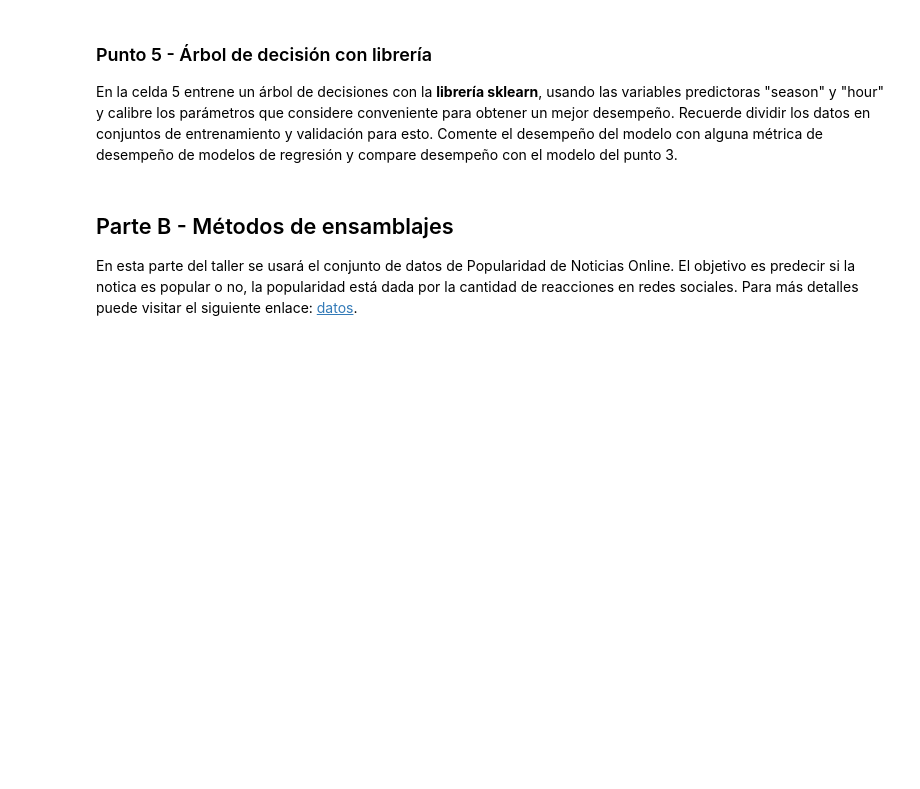
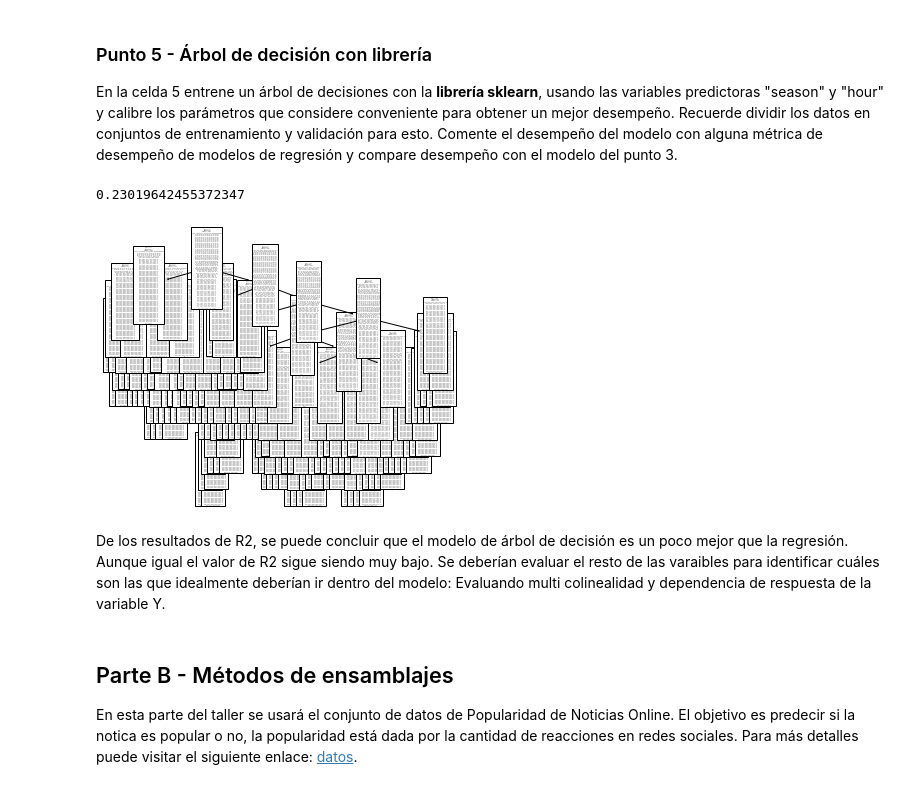
Before and after one commit to AlejandraGonzalez1/MIAD_ML_NLP_2023, a Jupyter notebook: Semana 1/S1TC1_arboles_ensamblajes.ipynb, the cells around one changed output. Saved outputs shown, nothing was run; the diff lists cells and outputs as text; code cells hidden in the pictures; blank space fills up the shorter version.

```diff
--- a/Semana 1/S1TC1_arboles_ensamblajes.ipynb
+++ b/Semana 1/S1TC1_arboles_ensamblajes.ipynb
@@ -144,0 +164,11 @@ En la celda 4 cree un árbol de decisiones para pronosticar la variable "total"
+# %%
+# Celda 4
+bbikes=bikes[['hour','season']]
+feature_cols=bbikes.columns[bbikes.columns.str.startswith('C') == False]
+feature_cols
+
+# Separación de variables predictoras (X) y variable de interes (y)
+X = bbikes[feature_cols]
+y = bikes['total']
+
+X.columns
@@ -150,3 +331,19 @@ En la celda 5 entrene un árbol de decisiones con la **librería sklearn**, usan
+# %%
+# Celda 5
+
+#arbol
+from sklearn import tree
+clf=tree.DecisionTreeClassifier(criterion='gini',max_depth=20)
+clf=clf.fit(X,y)
+y_predi=clf.predict(X)
+tree.plot_tree(clf)
+#Metricas de evaluación accuracy y F1 respectivamente
+metrics.r2_score(y,y_predi)
+# %% [output]
+0.23019642455372347
+[figure, added]
+# %% [markdown]
+De los resultados de R2, se puede concluir que el modelo de árbol de decisión es un poco mejor que la regresión. Aunque igual el valor de R2 sigue siendo muy bajo. Se deberían evaluar el resto de las varaibles para identificar cuáles son las que idealmente deberían ir dentro del modelo: Evaluando multi colinealidad y dependencia de respuesta de la variable Y.
 # %% [markdown]
 ## Parte B - Métodos de ensamblajes
 En esta parte del taller se usará el conjunto de datos de Popularidad de Noticias Online. El objetivo es predecir si la notica es popular o no, la popularidad está dada por la cantidad de reacciones en redes sociales. Para más detalles puede visitar el siguiente enlace: [datos](https://archive.ics.uci.edu/ml/datasets/online+news+popularity).
```
Also changed, not shown: parts of 36 cells of this notebook.
